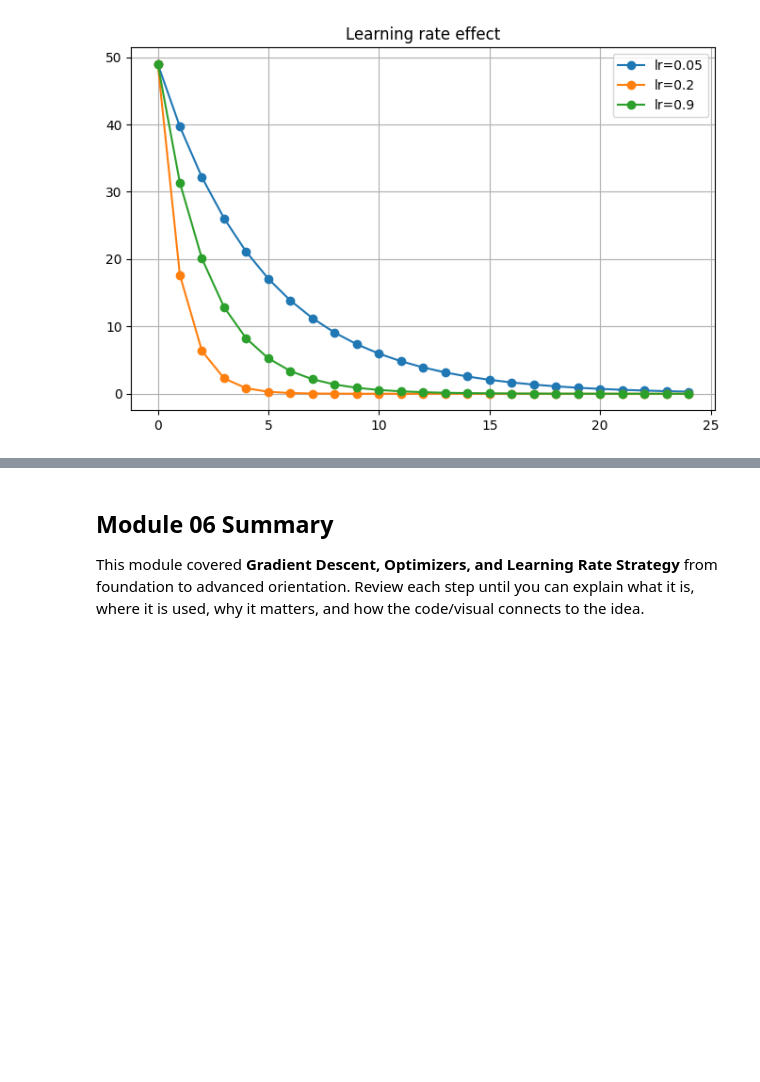
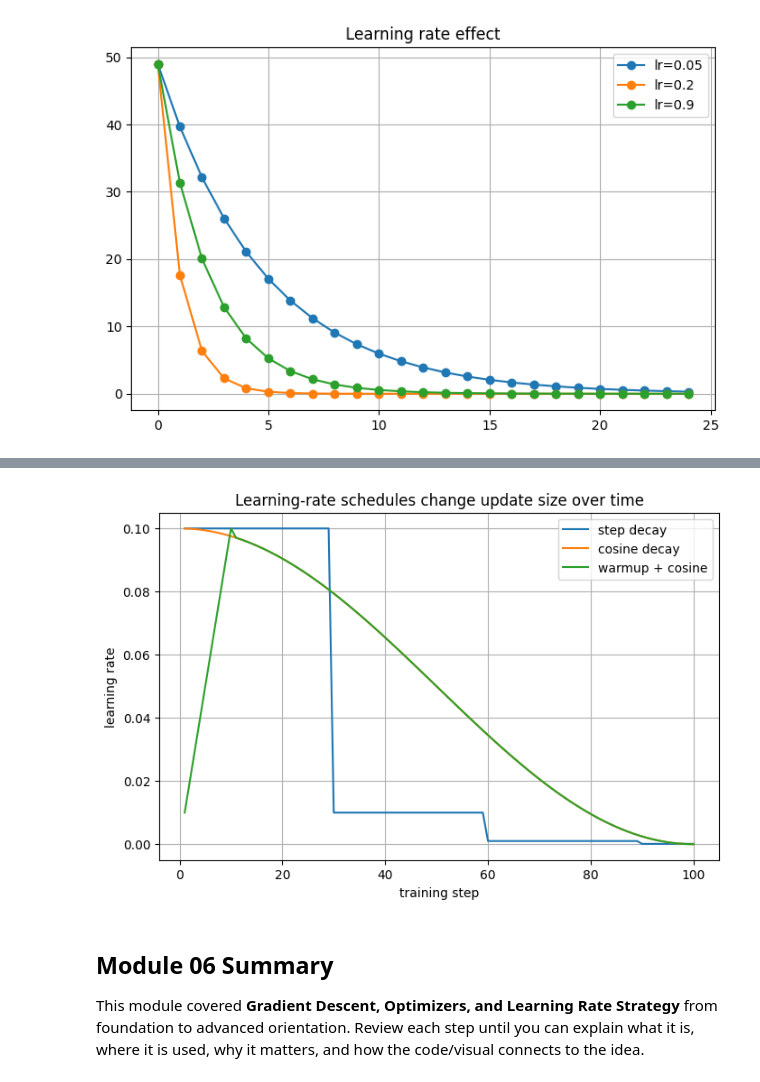
Before and after one commit to sidhu7777/Machine_Learning_Notes, a Jupyter notebook: deep_learning/modules/Module_06_Gradient_Descent_Optimizers_and_Learning_Rate_Strategy.ipynb, the cells around one changed output, grey strips where cells are left out. Cells and saved outputs as stored; diff of their text form; code cells hidden in the pictures; blank space fills up the shorter version.

Commit message:
Expand deep learning modules six to eighteen

```diff
--- a/deep_learning/modules/Module_06_Gradient_Descent_Optimizers_and_Learning_Rate_Strategy.ipynb
+++ b/deep_learning/modules/Module_06_Gradient_Descent_Optimizers_and_Learning_Rate_Strategy.ipynb
@@ -207,3 +296,18 @@ plt.legend(); plt.title('Learning rate effect'); plt.show()
+# %%
+import numpy as np, matplotlib.pyplot as plt, pandas as pd
+steps = np.arange(1, 101)
+base_lr = 0.1
+step_decay = base_lr * (0.1 ** (steps // 30))
+cosine = base_lr * 0.5 * (1 + np.cos(np.pi * steps / steps.max()))
+warmup_cosine = cosine.copy()
+warmup_cosine[:10] = np.linspace(base_lr/10, base_lr, 10)
+plt.plot(steps, step_decay, label='step decay')
+plt.plot(steps, cosine, label='cosine decay')
+plt.plot(steps, warmup_cosine, label='warmup + cosine')
+plt.title('Learning-rate schedules change update size over time')
+plt.xlabel('training step'); plt.ylabel('learning rate'); plt.legend();
+# %% [output]
+[figure, added]
 # %% [markdown]
 ## Module 06 Summary
 
```
Also changed, not shown: parts of 16 cells of this notebook, 12 other files.
